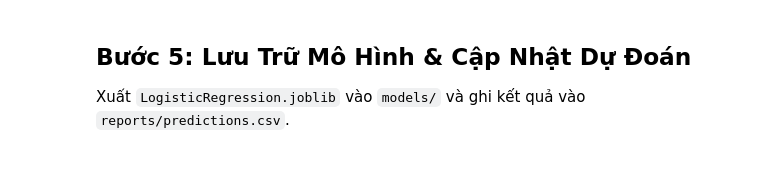
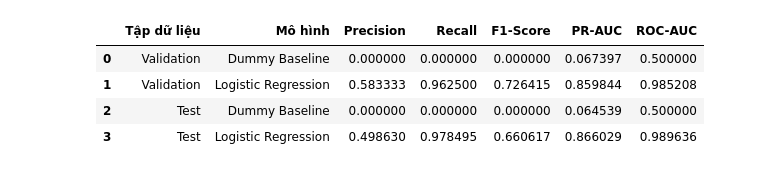
Before and after one commit to LongVoAKAMarcus/nba-allstar-prediction, a Jupyter notebook: notebooks/02_logistic_regression.ipynb, the cells around one changed output. Cells and saved outputs as stored; diff of their text form; code cells hidden in the pictures.

```diff
--- a/notebooks/02_logistic_regression.ipynb
+++ b/notebooks/02_logistic_regression.ipynb
@@ -136,17 +195,0 @@ So sánh kết quả của Mô hình 1 với Dummy Baseline.
-# %%
-for split_name, X_eval, y_eval in [("Validation (2017-2019)", X_val, y_val), ("Test (2020-2026)", X_test, y_test)]:
-    y_prob = logreg.predict_proba(X_eval)[:, 1]
-    y_pred = logreg.predict(X_eval)
-
-    prec = precision_score(y_eval, y_pred, zero_division=0)
-    rec = recall_score(y_eval, y_pred, zero_division=0)
-    f1 = f1_score(y_eval, y_pred, zero_division=0)
-    pr = average_precision_score(y_eval, y_prob)
-    roc = roc_auc_score(y_eval, y_prob)
-
-    print(f"=== HIỆU NĂNG LOGISTIC REGRESSION TRÊN {split_name.upper()} ===")
-    print(f"  Precision: {prec:.4f}")
-    print(f"  Recall:    {rec:.4f} (Bắt trúng {int(rec*y_eval.sum())}/{y_eval.sum()} cầu thủ)")
-    print(f"  F1-Score:  {f1:.4f}")
-    print(f"  PR-AUC:    {pr:.4f}")
-    print(f"  ROC-AUC:   {roc:.4f}\n")
@@ -167,3 +196,33 @@ for split_name, X_eval, y_eval in [("Validation (2017-2019)", X_val, y_val), ("T
-# %% [markdown]
-## Bước 5: Lưu Trữ Mô Hình & Cập Nhật Dự Đoán
-Xuất `LogisticRegression.joblib` vào `models/` và ghi kết quả vào `reports/predictions.csv`.
+# %%
+def danh_gia_mo_hinh(y_true, y_pred, y_prob):
+    return {
+        "Precision": precision_score(y_true, y_pred, zero_division=0),
+        "Recall": recall_score(y_true, y_pred, zero_division=0),
+        "F1-Score": f1_score(y_true, y_pred, zero_division=0),
+        "PR-AUC": average_precision_score(y_true, y_prob),
+        "ROC-AUC": roc_auc_score(y_true, y_prob)
+    }
+
+# Dự đoán trên tập Val và Test
+y_val_pred = logreg.predict(X_val)
+y_val_prob = logreg.predict_proba(X_val)[:, 1]
+
+y_test_pred = logreg.predict(X_test)
+y_test_prob = logreg.predict_proba(X_test)[:, 1]
+
+# Bảng tổng hợp kết quả
+results = [
+    {"Tập dữ liệu": "Validation", "Mô hình": "Dummy Baseline", **danh_gia_mo_hinh(y_val, dummy.predict(X_val), dummy.predict_proba(X_val)[:, 1])},
+    {"Tập dữ liệu": "Validation", "Mô hình": "Logistic Regression", **danh_gia_mo_hinh(y_val, y_val_pred, y_val_prob)},
+    {"Tập dữ liệu": "Test", "Mô hình": "Dummy Baseline", **danh_gia_mo_hinh(y_test, dummy.predict(X_test), dummy.predict_proba(X_test)[:, 1])},
+    {"Tập dữ liệu": "Test", "Mô hình": "Logistic Regression", **danh_gia_mo_hinh(y_test, y_test_pred, y_test_prob)},
+]
+
+results_df = pd.DataFrame(results)
+results_df
+# %% [output]
+|  | Tập dữ liệu | Mô hình | Precision | Recall | F1-Score | PR-AUC | ROC-AUC |
+| 0 | Validation | Dummy Baseline | 0.000000 | 0.000000 | 0.000000 | 0.067397 | 0.500000 |
+| 1 | Validation | Logistic Regression | 0.583333 | 0.962500 | 0.726415 | 0.859844 | 0.985208 |
+| 2 | Test | Dummy Baseline | 0.000000 | 0.000000 | 0.000000 | 0.064539 | 0.500000 |
+| 3 | Test | Logistic Regression | 0.498630 | 0.978495 | 0.660617 | 0.866029 | 0.989636 |
```
Also changed, not shown: parts of 20 cells of this notebook, 2 other files.
